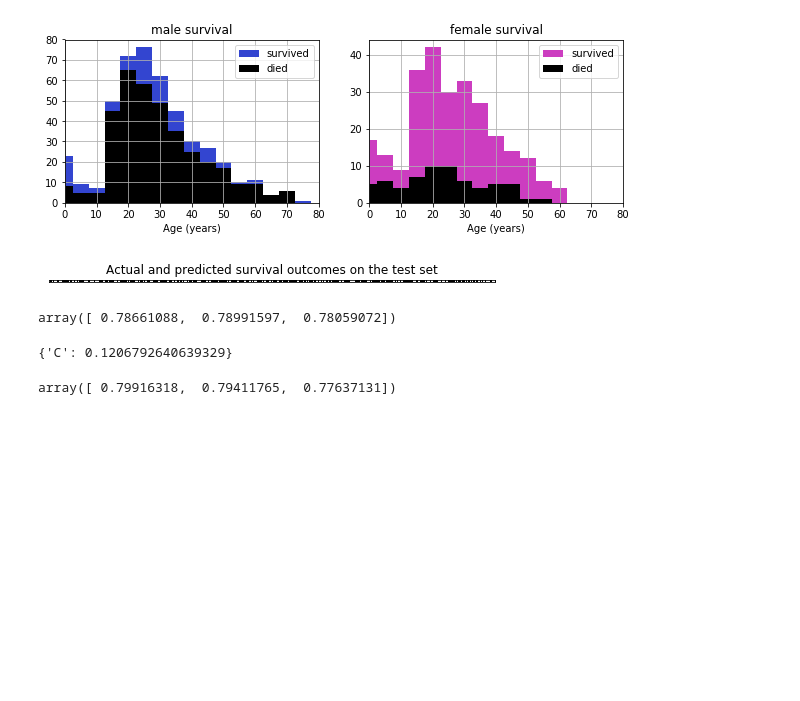
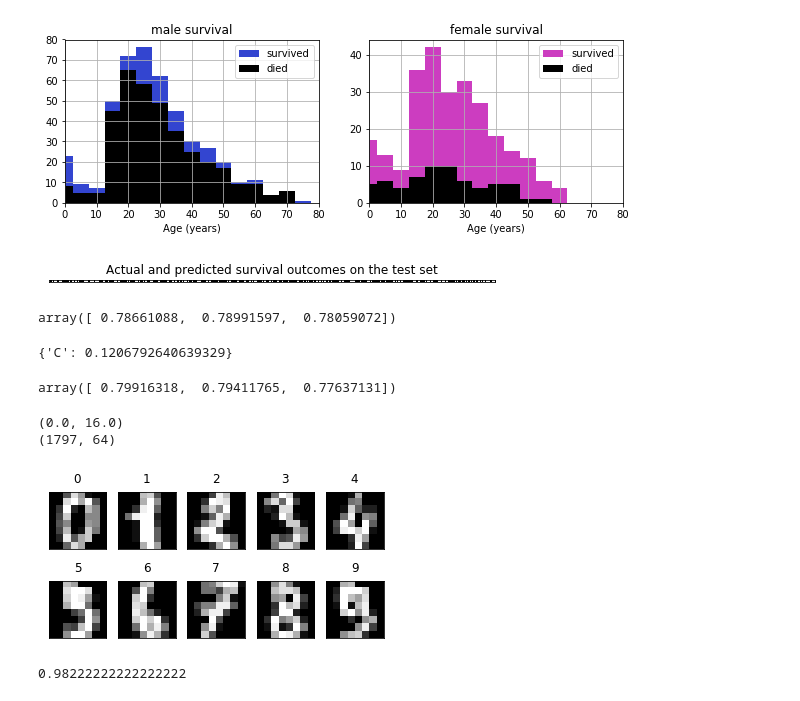
Before and after one commit to discocactus/IPython_DataScienceCookBook, a Jupyter notebook: IPythonDSCB_8.ipynb, the cells around one changed output. Drawn from its saved outputs; the diff is of its cells as text; code cells hidden in the pictures; blank space fills up the shorter version.

```diff
--- a/IPythonDSCB_8.ipynb
+++ b/IPythonDSCB_8.ipynb
@@ -169,0 +178,20 @@ array([ 0.79916318,  0.79411765,  0.77637131])
+# %%
+digits = ds.load_digits()
+X = digits.data
+y = digits.target
+print((X.min(), X.max()))
+print(X.shape)
+# %% [output]
+(0.0, 16.0)
+(1797, 64)
+# %%
+nrows, ncols = 2, 5
+plt.figure(figsize=(6,3));
+plt.gray()
+for i in range(ncols * nrows):
+    ax = plt.subplot(nrows, ncols, i + 1)
+    ax.matshow(digits.images[i,...])
+    plt.xticks([]); plt.yticks([]);
+    plt.title(digits.target[i])
+# %% [output]
+[figure, added]
@@ -169,0 +204,4 @@ array([ 0.79916318,  0.79411765,  0.77637131])
+# %%
+knc.score(X_test, y_test)
+# %% [output]
+0.98222222222222222
```
Also changed, not shown: parts of 51 cells of this notebook.
